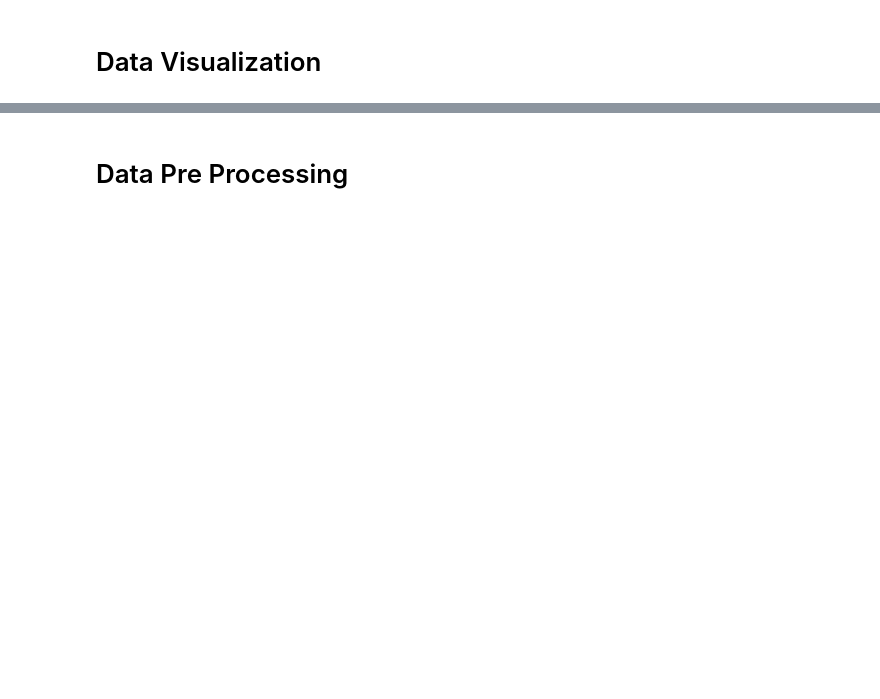
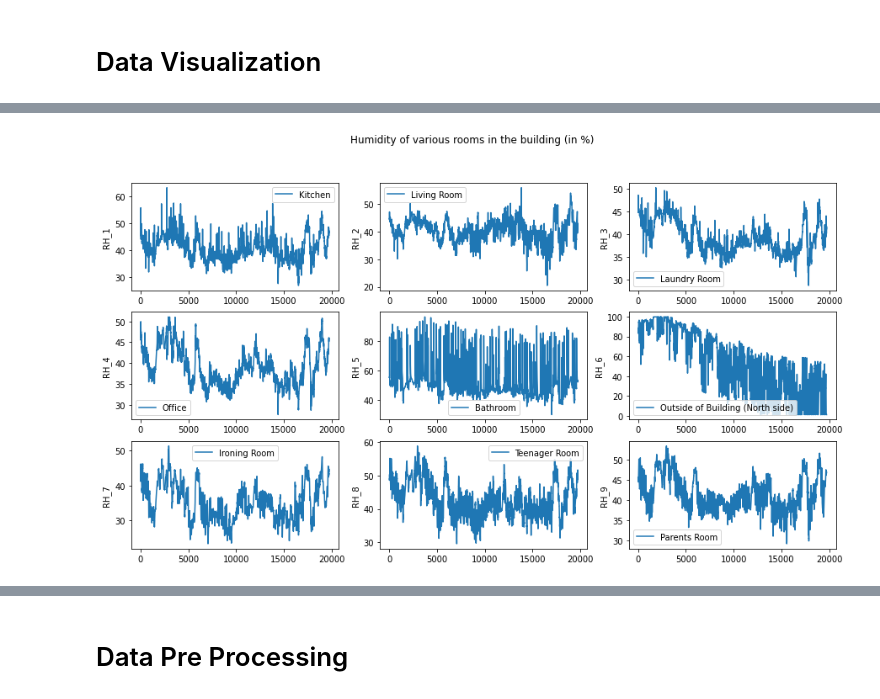
Before and after one commit to ashishlamsal/appliance-energy-prediction, a Jupyter notebook: appliance_energy_prediction.ipynb, the cells around one changed output, grey strips where cells are left out. Cells and saved outputs as stored; diff of their text form; code cells hidden in the pictures; blank space fills up the shorter version.

```diff
--- a/appliance_energy_prediction.ipynb
+++ b/appliance_energy_prediction.ipynb
@@ -49,0 +213,7 @@ df.describe()
+# %%
+# Plot humidity features
+ts_plot(
+    df, col_hum, 3, 3, labels, title="Humidity of various rooms in the building (in %)"
+)
+# %% [output]
+[figure, added]
```
Also changed, not shown: parts of 76 cells of this notebook.
